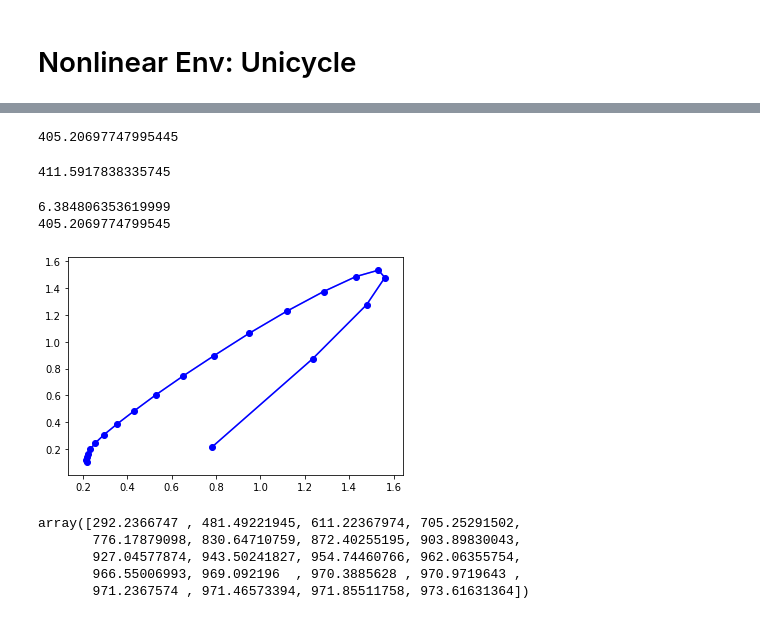
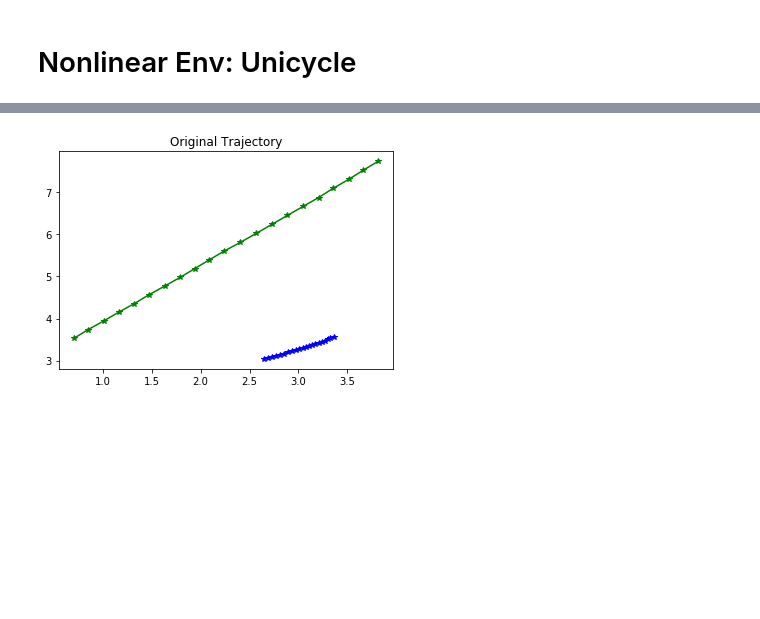
Before and after one commit to FJYang96/DynamicGames, a Jupyter notebook: LQGame.ipynb, the cells around one changed output, grey strips where cells are left out. Saved outputs shown, nothing was run; the diff lists cells and outputs as text; code cells hidden in the pictures; blank space fills up the shorter version.

```diff
--- a/LQGame.ipynb
+++ b/LQGame.ipynb
@@ -504,70 +412,38 @@ plot_unicycle_traj(xtraj, N)
 # %%
-#############################################
+############################################
+# Create env and generate random trajectory
+############################################
 # Parameters
+x0 = np.array([-2, 1, 0, 0, 2, 1, 0, 0])
 T = 20
-N = 1
-#############################################
-# Generate the dynamics matrices A and B
+N = 2
 xdim, udim = 4*N, 2
-A, B = double_int_2D(N, T, coupled=True)
+x0 = np.random.random(xdim) * 5
+############################################
+# Construct an environment
 l = np.zeros((T, N, xdim))
 lT = np.zeros((N, xdim))
 r = np.zeros((T, N, N, udim))
-
 # Generate the cost matrices Q, R, and QT
 Q = np.zeros((N, xdim, xdim))
 R = np.zeros((N,N,udim,udim))
 QT = np.zeros((N, xdim, xdim))
 for i in range(N):
-    weighted_ind = (i*4,i*4+1,i*4+2,i*4+3)
+    weighted_ind = (i*4,i*4+1)
     Q[i] = np.eye(xdim)
-    Q[i, weighted_ind, weighted_ind] = 10
+    Q[i, weighted_ind, weighted_ind] = 100
     QT[i] = np.eye(xdim)
-    QT[i, weighted_ind, weighted_ind] = 10
+    QT[i, weighted_ind, weighted_ind] = 100
     for j in range(N):
-        R[i,j] = np.eye(udim)
-    R[i,i] = np.eye(udim) * 20
-
-x0 = np.random.random(xdim)
-g = LQGame(N, A, B, Q, R, QT, T, l, lT, r, x0)
-solution_x, solution_u = g.generate_trajectory()
-#plot_double_int_2D_traj(solution_x, N)
-print(g.reward[0])
-solution_cost_hist = np.array(g.reward_hist)
+        R[i,j] = np.eye(udim) * 10
+    R[i,i] = np.eye(udim) * 10
+############################################
+uni = Unicycle(T, N, x0, Q, R, QT, l, lT, r)
+uni.reset()
+rand_cont = RandControl(N, 2)
+zero_cont = ZeroControl(N, 2)
+xtraj, utraj = uni.get_traj(rand_cont)
+plot_unicycle_traj(xtraj, N)
+_ = plt.title('Original Trajectory')
 # %% [output]
-405.20697747995445
+[figure, added]
-# %%
-#############################################
-# Corrupt the optimal trajectory
-corruption = np.random.random(solution_u.shape) / 25
-corrupt_u = solution_u + corruption
-cont = TrajControl(corrupt_u)
-corrupt_x, _ = g.generate_trajectory(cont)
-print(g.reward[0])
-corrupt_reward_hist = np.array(g.reward_hist)
-#plot_double_int_2D_traj(corrupt_x, N)
-# Set the corrupt x and u traj as the initial guess
-xtraj = corrupt_x
-utraj = corrupt_u
-# %% [output]
-411.5917838335745
-# %%
-approx = g.linearize_traj(solution_x, solution_u)
-dx, du = approx.generate_trajectory(TrajControl(corruption))
-dc_hist = np.array(approx.reward_hist)
-print(approx.reward[0])
-print(g.reward[0] - approx.reward[0])
-plot_double_int_2D_traj(corrupt_x, N)
-plot_double_int_2D_traj(solution_x+dx, N, True)
-# %% [output]
-6.384806353619999
-405.2069774799545
-[figure, removed]
-# %%
-solution_cost_hist
-# %% [output]
-array([292.2366747 , 481.49221945, 611.22367974, 705.25291502,
-       776.17879098, 830.64710759, 872.40255195, 903.89830043,
-       927.04577874, 943.50241827, 954.74460766, 962.06355754,
-       966.55006993, 969.092196  , 970.3885628 , 970.9719643 ,
-       971.2367574 , 971.46573394, 971.85511758, 973.61631364])
```
Also changed, not shown: parts of 27 cells of this notebook.
